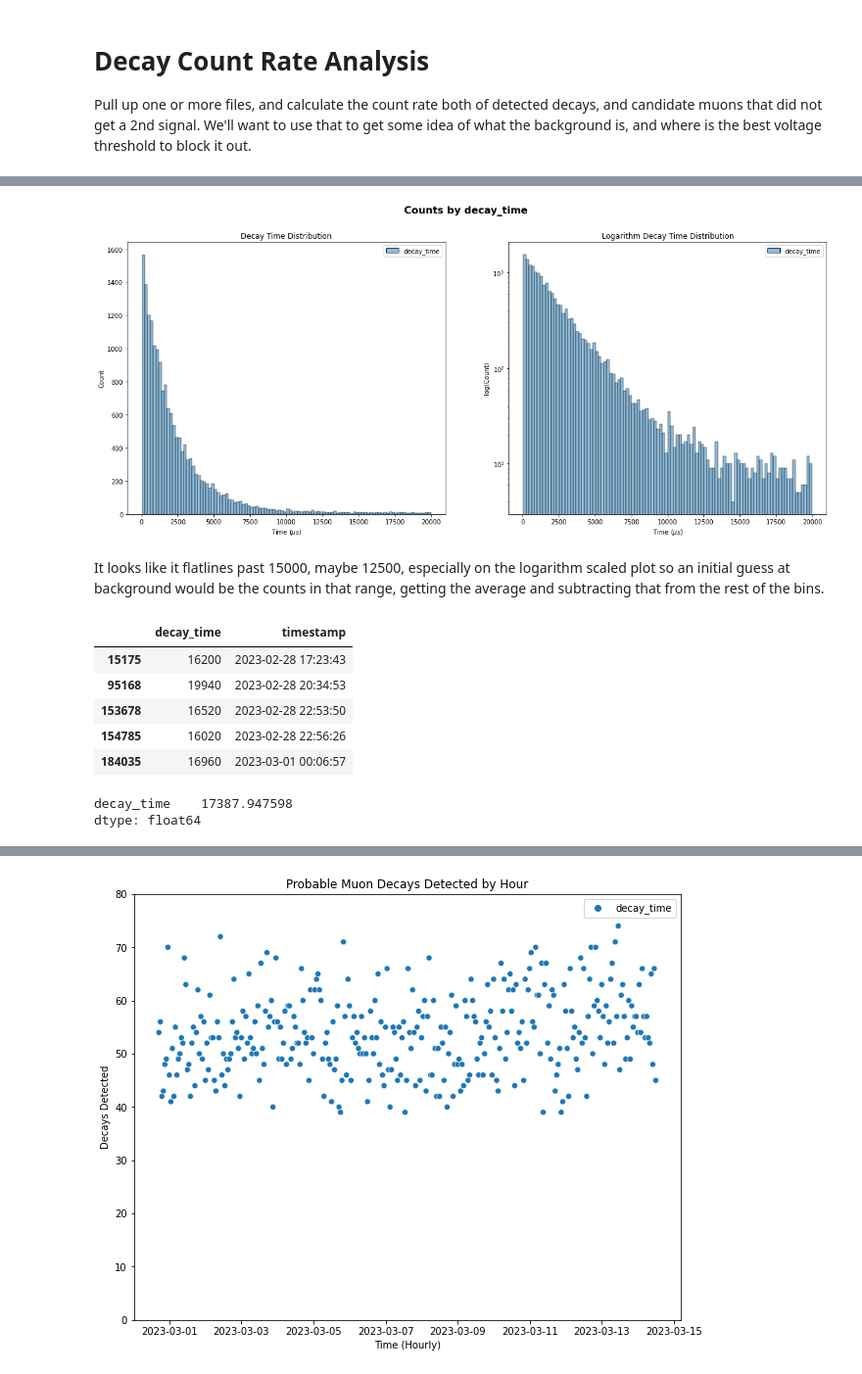
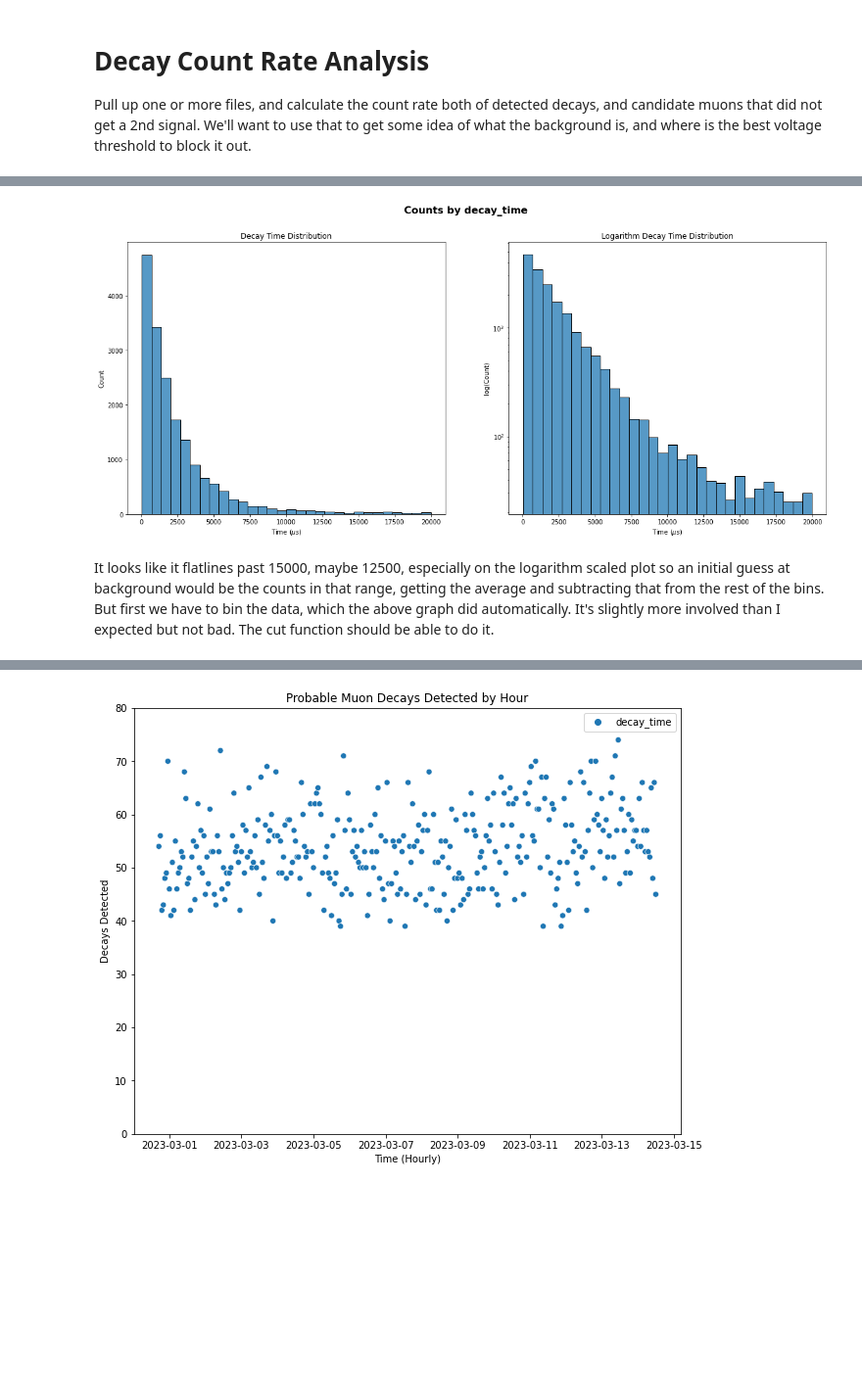
Before and after one commit to john-hafner/PHY451-Muon, a Jupyter notebook: Decay_Counts_Rate_Analysis.ipynb, the cells around one changed output, grey strips where cells are left out. Shown at 98% size. Drawn from its saved outputs; the diff is of its cells as text; code cells hidden in the pictures; blank space fills up the shorter version.

```diff
--- a/Decay_Counts_Rate_Analysis.ipynb
+++ b/Decay_Counts_Rate_Analysis.ipynb
@@ -16,15 +16,22 @@ Mounted at /content/drive
 # %%
-# Gets to base of your google drive
+# Gets to base of your google drive, don't change this.
 base = 'drive/My Drive'
-# Specific folder the data is stored in, may be multiple levels in
+# Specific folder the data is stored in, may be multiple levels in, separated
+# by forward slashes (/)
 folder = 'PHY451 - Muons/Our Data'
 # file name
 file = 'muon_3-14-23.data'
 
-df = pd.read_csv(base + '/' + folder + '/' + file, delim_whitespace=True, names=['decay_time', 'timestamp'], header=None)
+# Combine the above locations to the full file path.
+file_path = base + '/' + folder + '/' + file
+df = pd.read_csv(file_path, delim_whitespace=True, names=['decay_time', 'timestamp'], header=None)
+#df = pd.read_csv(base + '/' + folder + '/' + file, delim_whitespace=True, names=['decay_time', 'timestamp'], header=None)
 #df = pd.read_csv('drive/My Drive/PHY451 - Muons/Our Data/muon_3-14-23.data', delim_whitespace=True, names=['decay_time', 'timestamp'], header=None)
 df['timestamp'] = pd.to_datetime(df['timestamp'], unit='s')
 print(f'Loaded {df.shape[0]} records')
+print('Records of T < 20000:', df[df['decay_time'] < 20000].shape[0])
+print('Records of 20000 < T < 40000:', df[(df['decay_time'] >= 20000) & (df['decay_time'] < 40000)].shape[0])
+print('Records of T >= 40000:', df[df['decay_time'] >= 40000].shape[0])
 df.head(5)
 # %% [output]
 Loaded 8321311 records
@@ -34,3 +44,6 @@ Loaded 8321311 records
 | 2 | 40000 | 2023-02-28 16:47:17 |
 | 3 | 40000 | 2023-02-28 16:47:18 |
 | 4 | 40000 | 2023-02-28 16:47:19 |
+# %%
+decay_df = df[df['decay_time'] < 20000].reset_index()
+decay_df.head()
@@ -37,34 +57,19 @@ Loaded 8321311 records
 # %%
 fig, ax = plt.subplots(1, 2, figsize=(20,8))
 
 fig.suptitle('Counts by decay_time', fontsize=16, fontweight='bold')
-sns.histplot(data=df[df['decay_time'] < 20000], ax=ax[0])
+sns.histplot(data=decay_df['decay_time'], ax=ax[0], bins=30)
 ax[0].set_title('Decay Time Distribution')
 ax[0].set_xlabel('Time $(\mu s)$')
 ax[0].set_ylabel('Count')
 
 ax[1].set_title('Logarithm Decay Time Distribution')
 ax[1].set_yscale('log')
 ax[1].set_xlabel('Time $(\mu s)$')
 ax[1].set_ylabel('log(Count)')
-sns.histplot(data=df[df['decay_time'] < 20000], ax=ax[1])
+sns.histplot(data=decay_df['decay_time'], ax=ax[1], bins=30)
 plt.show()
 # %% [output]
-[figure, old version]
+[figure, new version]
 # %% [markdown]
-It looks like it flatlines past 15000, maybe 12500, especially on the logarithm scaled plot so an initial guess at background would be the counts in that range, getting the average and subtracting that from the rest of the bins.
+It looks like it flatlines past 15000, maybe 12500, especially on the logarithm scaled plot so an initial guess at background would be the counts in that range, getting the average and subtracting that from the rest of the bins.  But first we have to bin the data, which the above graph did automatically.  It's slightly more involved than I expected but not bad.  The cut function should be able to do it.
-# %%
-bg_df = df[(df['decay_time'] < 20000) & (df['decay_time'] > 15000)]
-bg_df.head()
-# %% [output]
-|  | decay_time | timestamp |
-| 15175 | 16200 | 2023-02-28 17:23:43 |
-| 95168 | 19940 | 2023-02-28 20:34:53 |
-| 153678 | 16520 | 2023-02-28 22:53:50 |
-| 154785 | 16020 | 2023-02-28 22:56:26 |
-| 184035 | 16960 | 2023-03-01 00:06:57 |
-# %%
-bg_df.mean()
-# %% [output]
-decay_time    17387.947598
-dtype: float64
```
Also changed, not shown: parts of 51 cells of this notebook.
